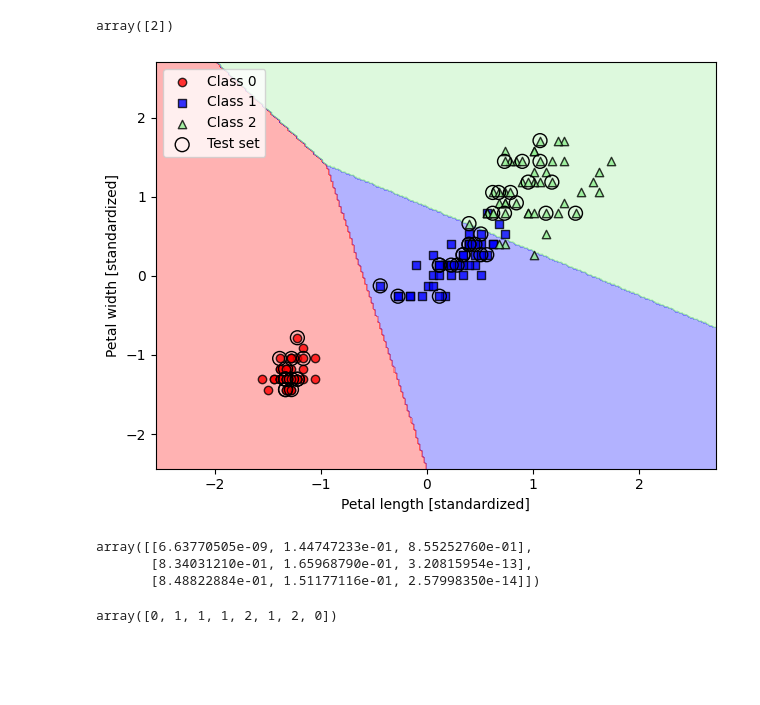
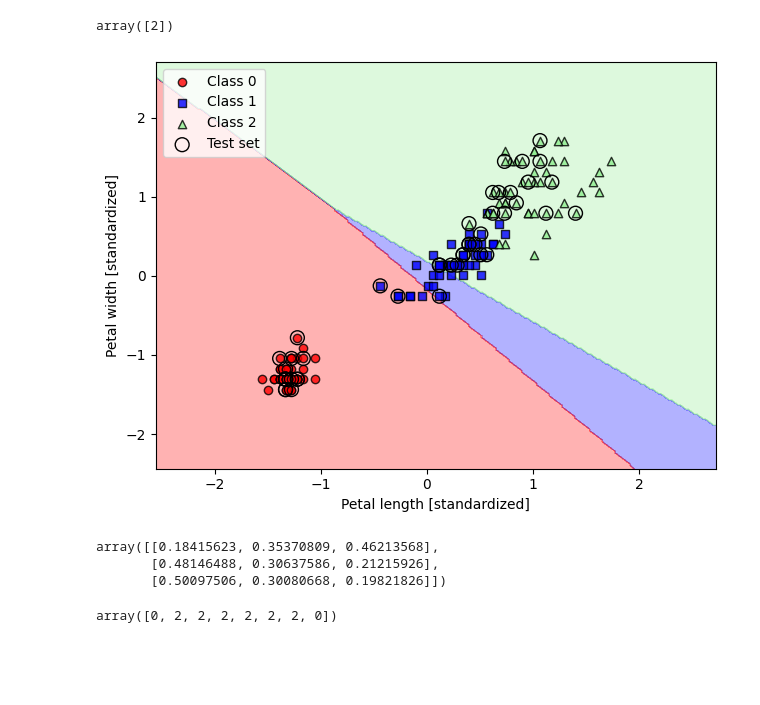
Before and after one commit to nelong/machine-learning-book, a Jupyter notebook: ch03/ch03.ipynb, the cells around one changed output. Drawn from its saved outputs; the diff is of its cells as text; code cells hidden in the pictures.

```diff
--- a/ch03/ch03.ipynb
+++ b/ch03/ch03.ipynb
@@ -455,29 +455,29 @@ array([2])
 # %%
 from sklearn.linear_model import LogisticRegression
 
-lr = LogisticRegression(C=10.0, solver='lbfgs', multi_class='ovr',random_state=10)
+lr = LogisticRegression(C=0.01, solver='lbfgs', multi_class='ovr',random_state=10)
 lr.fit(X_train_std, y_train)
 
 plot_decision_regions(X_combined_std, y_combined,
                       classifier=lr, test_idx=range(105, 150))
 plt.xlabel('Petal length [standardized]')
 plt.ylabel('Petal width [standardized]')
 plt.legend(loc='upper left')
 plt.tight_layout()
 #plt.savefig('figures/03_06.png', dpi=300)
 plt.show()
 # %% [output]
-[figure, old version]
+[figure, new version]
 # %%
 lr.predict_proba(X_test_std[:3, :])
 # %% [output]
-array([[6.63770505e-09, 1.44747233e-01, 8.55252760e-01],
-       [8.34031210e-01, 1.65968790e-01, 3.20815954e-13],
-       [8.48822884e-01, 1.51177116e-01, 2.57998350e-14]])
+array([[0.18415623, 0.35370809, 0.46213568],
+       [0.48146488, 0.30637586, 0.21215926],
+       [0.50097506, 0.30080668, 0.19821826]])
 # %%
 lr.predict(X_test_std[2:10,:])
 # %% [output]
-array([0, 1, 1, 1, 2, 1, 2, 0])
+array([0, 2, 2, 2, 2, 2, 2, 0])
 # %% [markdown]
 <br>
 <br>
```
Also changed, not shown: parts of 5 cells of this notebook, 3 other files.
